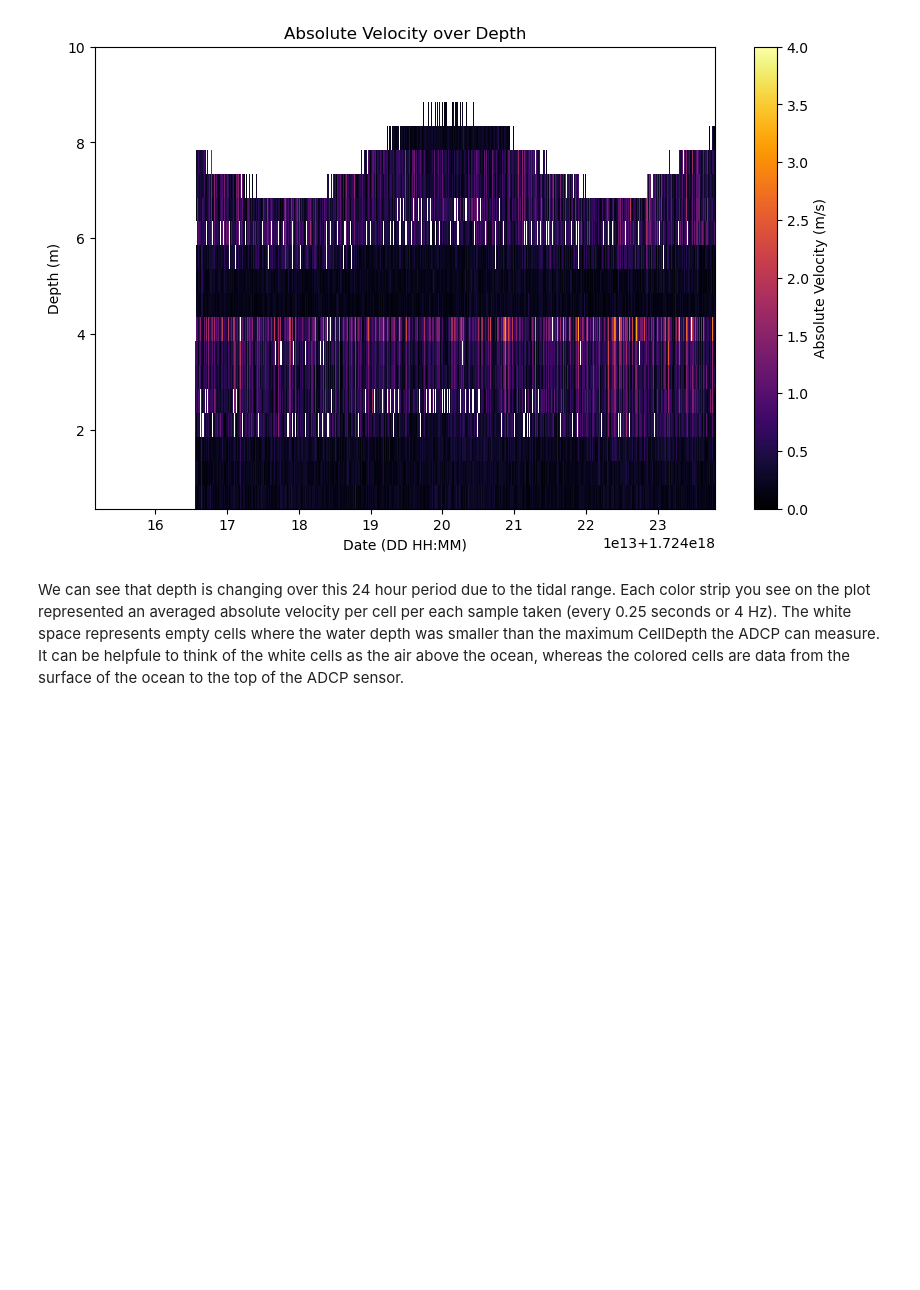
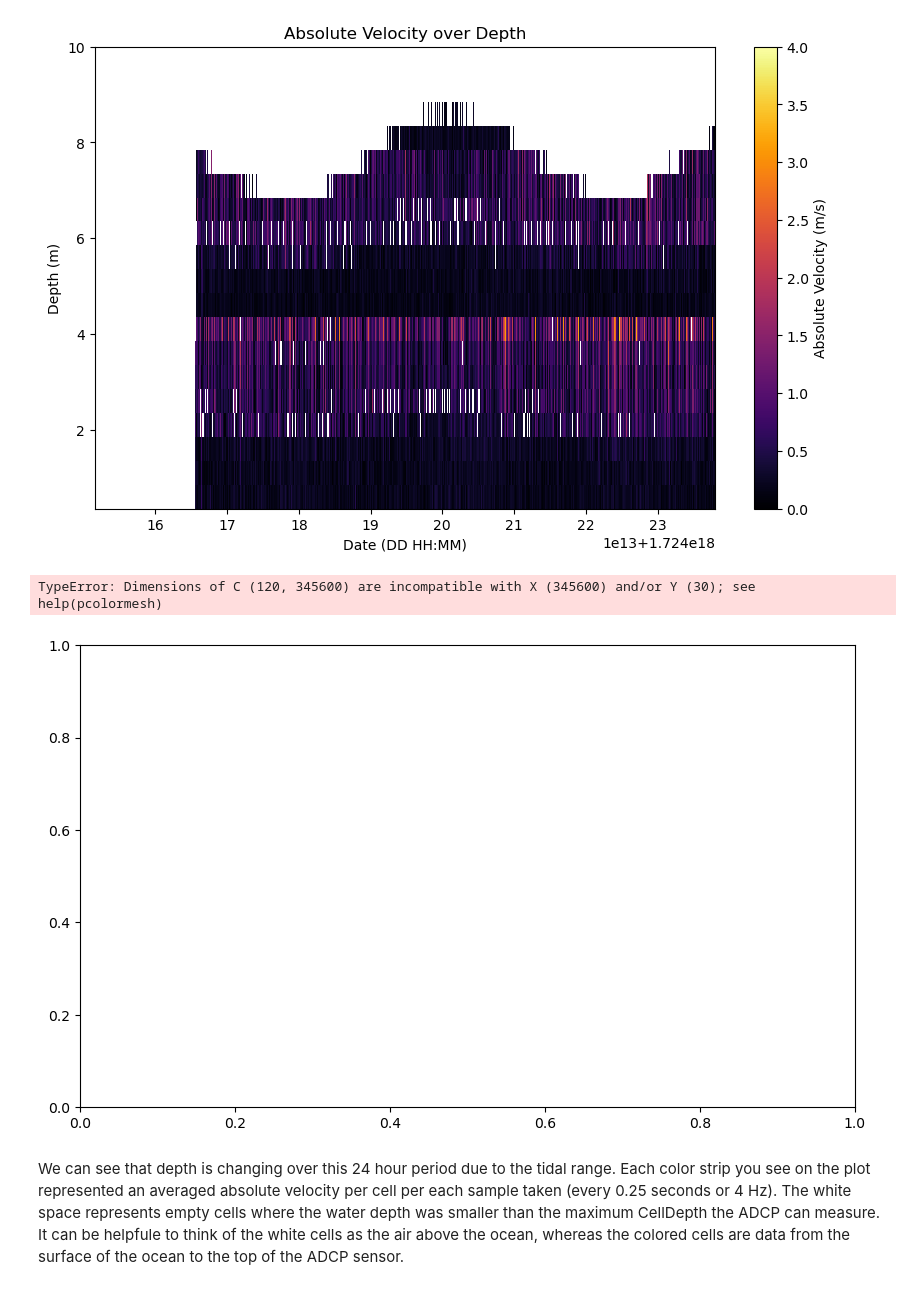
Before and after one commit to NCSU-CHAZ/BOEM-Oak-Island, a Jupyter notebook: notebooks/BOEM_interp.ipynb, the cells around one changed output. Cells and saved outputs as stored; diff of their text form; code cells hidden in the pictures; blank space fills up the shorter version.

```diff
--- a/notebooks/BOEM_interp.ipynb
+++ b/notebooks/BOEM_interp.ipynb
@@ -203,7 +203,7 @@ print(CellDepth)
 [30 rows x 345600 columns]
 # %%
 # We can repeat for the raw data
-n = len(raw_data['Burst_CorBeam'])
+n = len(raw_data['Burst_VelBeam'])
 rawCellDepth = pd.DataFrame(np.repeat(data["CellDepth"], n, axis=1), columns=np.tile(df.columns, n))
 # %% [markdown]
 **Time** contains the date time for every measurement made by the ADCP in python’s datetime structure.
@@ -268,24 +268,25 @@ plt.show()
 # %% [output]
 [figure]
 # %%
-# create a meshgrid of time and celldepth
-x,y=np.meshgrid(raw_data['Burst_Time'],rawCellDepth)
-z=raw_data['Burst_CorBeam']
+# create a meshgrid of time and celldepth (This takes an insane amount of time, and I'm unsure why)
+x,y=np.meshgrid(data['Time'],rawCellDepth)
+z=raw_data['Burst_VelBeam']
 # %%
-
-
 # Plot Velocity over time per cell
 plt.figure(figsize=(10,6))
 plt.pcolormesh(
     x,y,z.T, cmap='inferno', shading='nearest', vmin=0, vmax=4
 )
 plt.ylim(top=10)
 plt.xlabel("Date (DD HH:MM)")
 plt.ylabel("Depth (m)")
-plt.title('Absolute Velocity over Depth')
+plt.title('Raw Velocity over Depth')
 im1=plt.colorbar()
-im1.ax.set_ylabel("Absolute Velocity (m/s)")
+im1.ax.set_ylabel("Velocity (m/s)")
 plt.show()
+# %% [output]
+TypeError: Dimensions of C (120, 345600) are incompatible with X (345600) and/or Y (30); see help(pcolormesh)
+[figure, added]
 # %% [markdown]
 We can see that depth is changing over this 24 hour period due to the tidal range. Each color strip you see on the plot represented an averaged absolute velocity per cell per each sample taken (every 0.25 seconds or 4 Hz). The white space represents empty cells where the water depth was smaller than the maximum CellDepth the ADCP can measure. It can be helpfule to think of the white cells as the air above the ocean, whereas the colored cells are data from the surface of the ocean to the top of the ADCP sensor.
 # %% [markdown]
```
Also changed, not shown: parts of 3 cells of this notebook, 1 other file.
